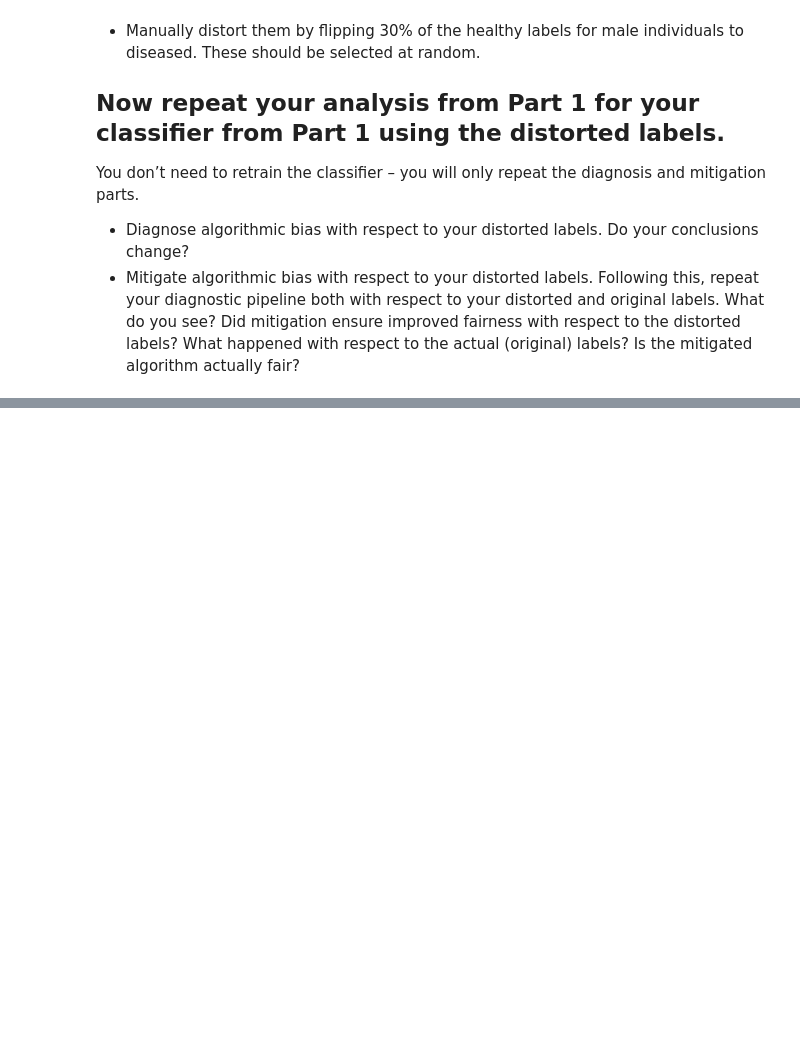
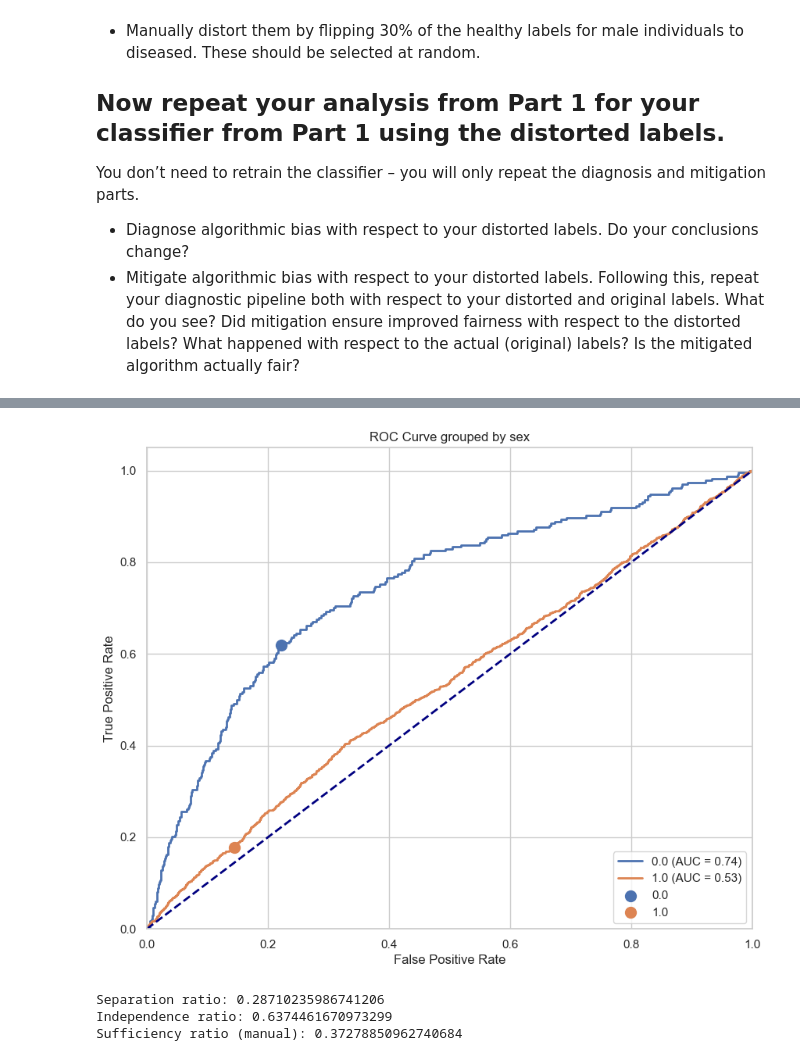
Before and after one commit to s224202/project1, a Jupyter notebook: exercise.ipynb, the cells around one changed output, grey strips where cells are left out. Drawn from its saved outputs; the diff is of its cells as text; code cells hidden in the pictures; blank space fills up the shorter version.

```diff
--- a/exercise.ipynb
+++ b/exercise.ipynb
@@ -620,3 +635,26 @@ You don’t need to retrain the classifier – you will only repeat the diagnosi
 * Mitigate algorithmic bias with respect to your distorted labels. Following this, repeat your diagnostic pipeline both with respect to your distorted and original labels. What do you see? Did mitigation ensure improved fairness with respect to the distorted labels? What happened with respect to the actual (original) labels? Is the mitigated algorithm actually fair?
 # %% [markdown]
 ![](./support4notebook/dataset.jpg)
+# %%
+# flip 30% of the healthy labels for males in test set
+copy = metadata.copy()
+test_mask = metadata['split'] == 'test'
+copy = copy[test_mask]
+
+display(copy.head(5))
+print(f'Disease counter before flipping: {copy["Pneumothorax"].value_counts()} \n')
+
+healthy_males = copy[(copy['Pneumothorax'] == 0) & (copy['sex_label'] == 1)]
+#display(healthy_males.head(5))
+print(f'Disease counter of healthy males: {healthy_males["Pneumothorax"].value_counts()} \n')
+
+flips = healthy_males.sample(frac=0.3, random_state=42)
+flips = flips.replace({'Pneumothorax': {0: 1}})
+print(f'Disease counter of flipped healthy males: {flips["Pneumothorax"].value_counts()} \n')
+
+copy.update(flips)
+print(f'Disease counter after flipping: {copy["Pneumothorax"].value_counts()} \n')
+
+# the new test lab
+test_lab_distorted = copy['Pneumothorax'].values
+display(test_lab_distorted)
@@ -622,0 +737,18 @@ You don’t need to retrain the classifier – you will only repeat the diagnosi
+# %%
+plot_roc_simple(test_lab_distorted, test_prob, test_a, test_pred,
+        sensitive_attribute_name = 'sex')
+# %% [output]
+[figure, added]
+# %%
+# Separation ratio (equalized odds, same FPR and FNR)
+print('Separation ratio:', equalized_odds_ratio(test_lab_distorted, test_pred, sensitive_features=test_a))
+
+# Independence ratio
+print('Independence ratio:', demographic_parity_ratio(test_lab_distorted, test_pred, sensitive_features=test_a))
+
+# Sufficiency ratio (PPV positive predictive value,  PPV = TP / (TP + FP), precision)
+print('Sufficiency ratio (manual):', min(mf.by_group['precision']) / max(mf.by_group['precision']))
+# %% [output]
+Separation ratio: 0.28710235986741206
+Independence ratio: 0.6374461670973299
+Sufficiency ratio (manual): 0.37278850962740684
```
Also changed, not shown: parts of 16 cells of this notebook.
